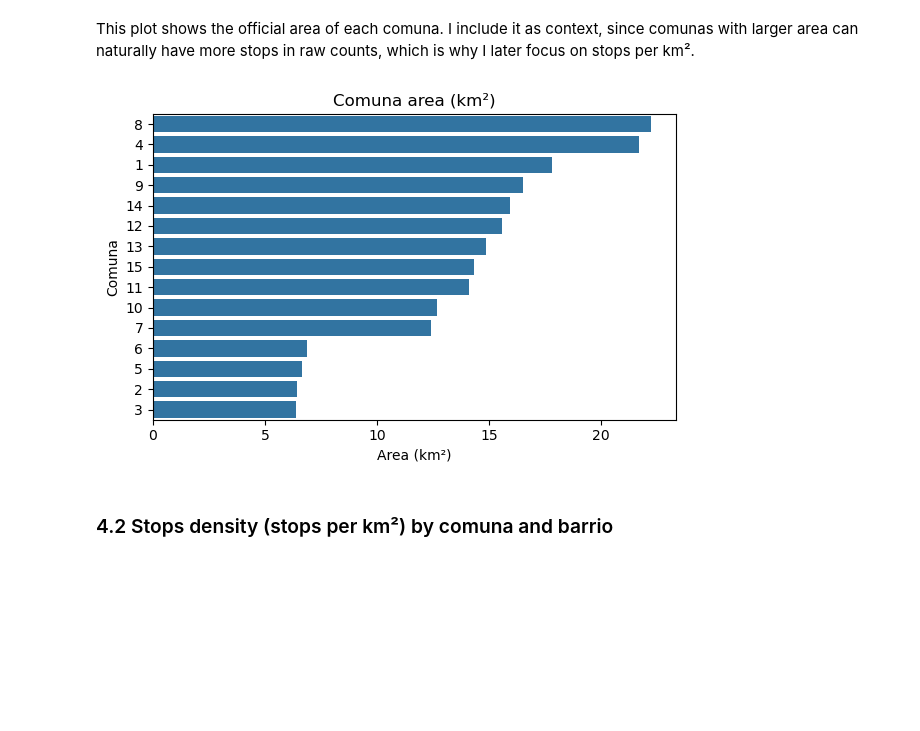
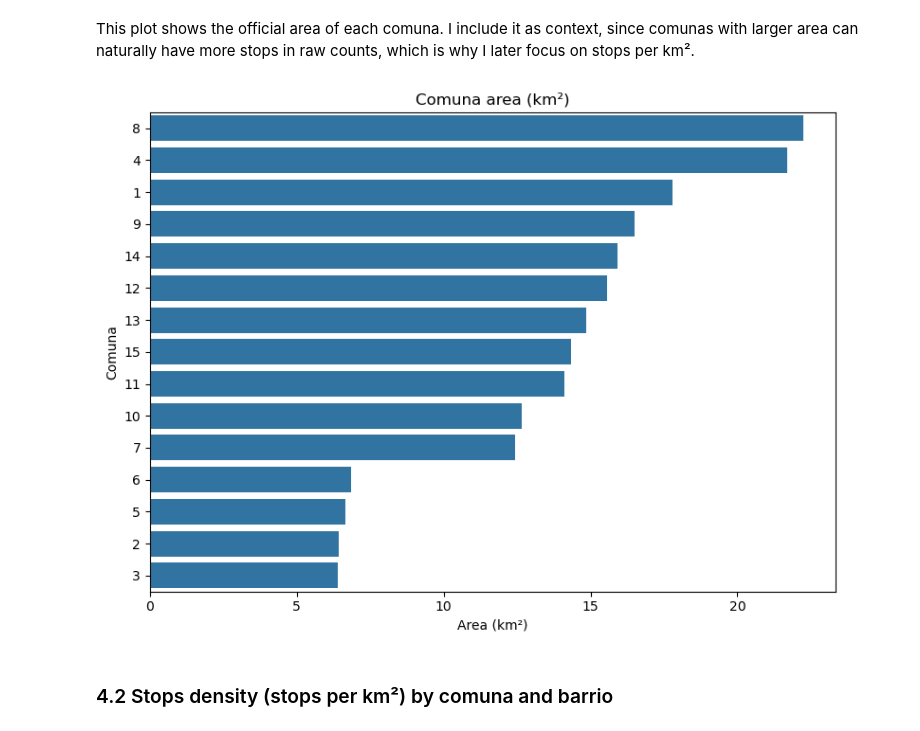
Before and after one commit to FacundoBerthet/caba-public-transport-analysis, a Jupyter notebook: notebooks/02_EDA_bus_stops.ipynb, the cells around one changed output. Saved outputs shown, nothing was run; the diff lists cells and outputs as text; code cells hidden in the pictures; blank space fills up the shorter version.

```diff
--- a/notebooks/02_EDA_bus_stops.ipynb
+++ b/notebooks/02_EDA_bus_stops.ipynb
@@ -173,8 +173,11 @@ The dataset also matches the official reference counts (15 comunas and 48 barrio
 # %% [markdown]
 Here I count how many stops fall in each comuna. This gives me a first overview of where stops are more concentrated.
 # %%
-stops_by_comuna = stops.groupby("comuna").size().sort_values(ascending=False).rename("n_stops").reset_index()
-stops_by_comuna
+stops_by_comuna = stops.groupby("comuna").size().rename("n_stops").reset_index()
+comunas = comunas.merge(stops_by_comuna, on="comuna", how="left")
+comunas["n_stops"] = comunas["n_stops"].fillna(0)
+
+comunas[["comuna","n_stops"]].sort_values(by="n_stops", ascending=False)
 # %% [output]
 |  | comuna | n_stops |
 | 0 | 1 | 939 |
@@ -411,15 +413,16 @@ This plot shows the official area of each comuna. I include it as context, since
 # %%
 df_area = comunas[["comuna", "area_km2"]].sort_values("area_km2", ascending=False)
 df_area["comuna"] = df_area["comuna"].astype(str)
 
-plt.figure(figsize=(6, 4))
+fig, ax = plt.subplots(figsize=(8, 6))
+
 sns.barplot(data=df_area, y="comuna", x="area_km2")
 plt.title("Comuna area (km²)")
 plt.xlabel("Area (km²)")
 plt.ylabel("Comuna")
 plt.tight_layout()
 # %% [output]
-[figure, old version]
+[figure, new version]
 # %% [markdown]
 ### 4.2 Stops density (stops per km²) by comuna and barrio
 # %% [markdown]
```
Also changed, not shown: parts of 24 cells of this notebook.
